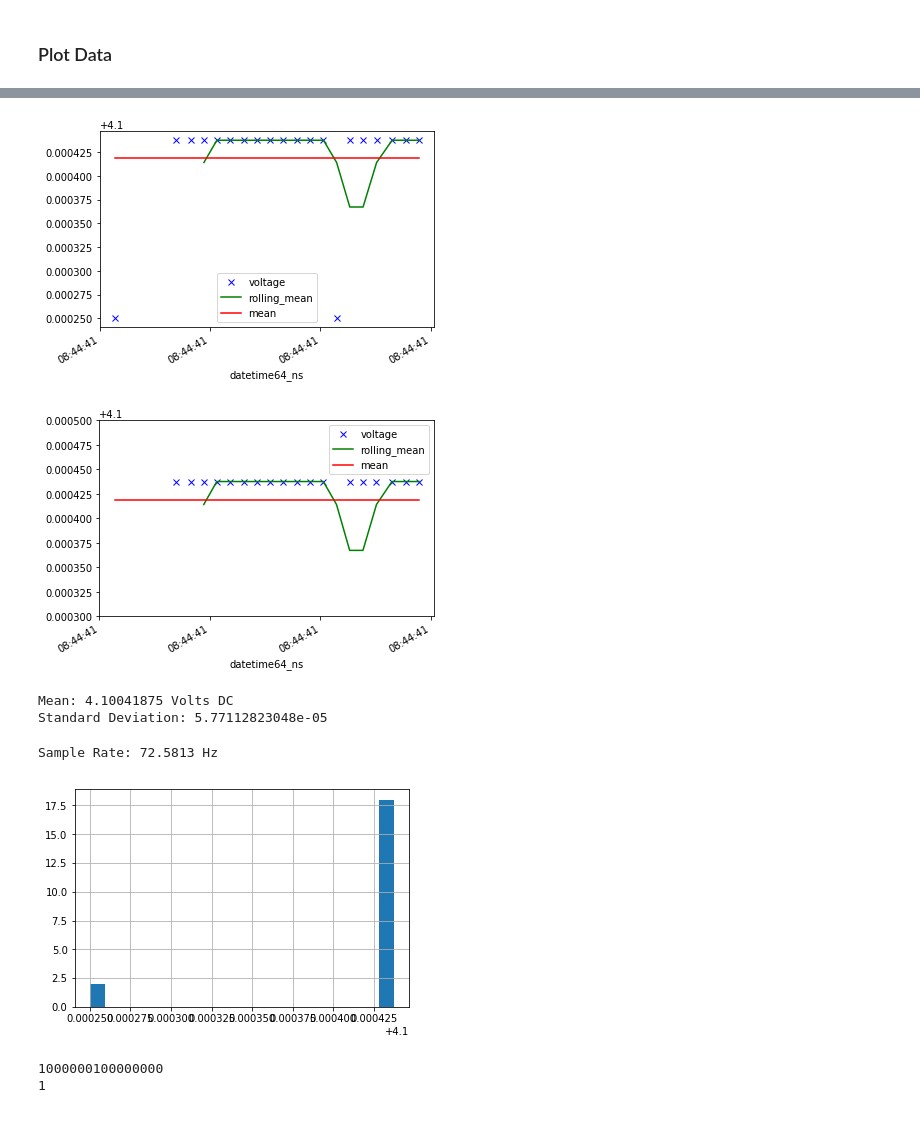
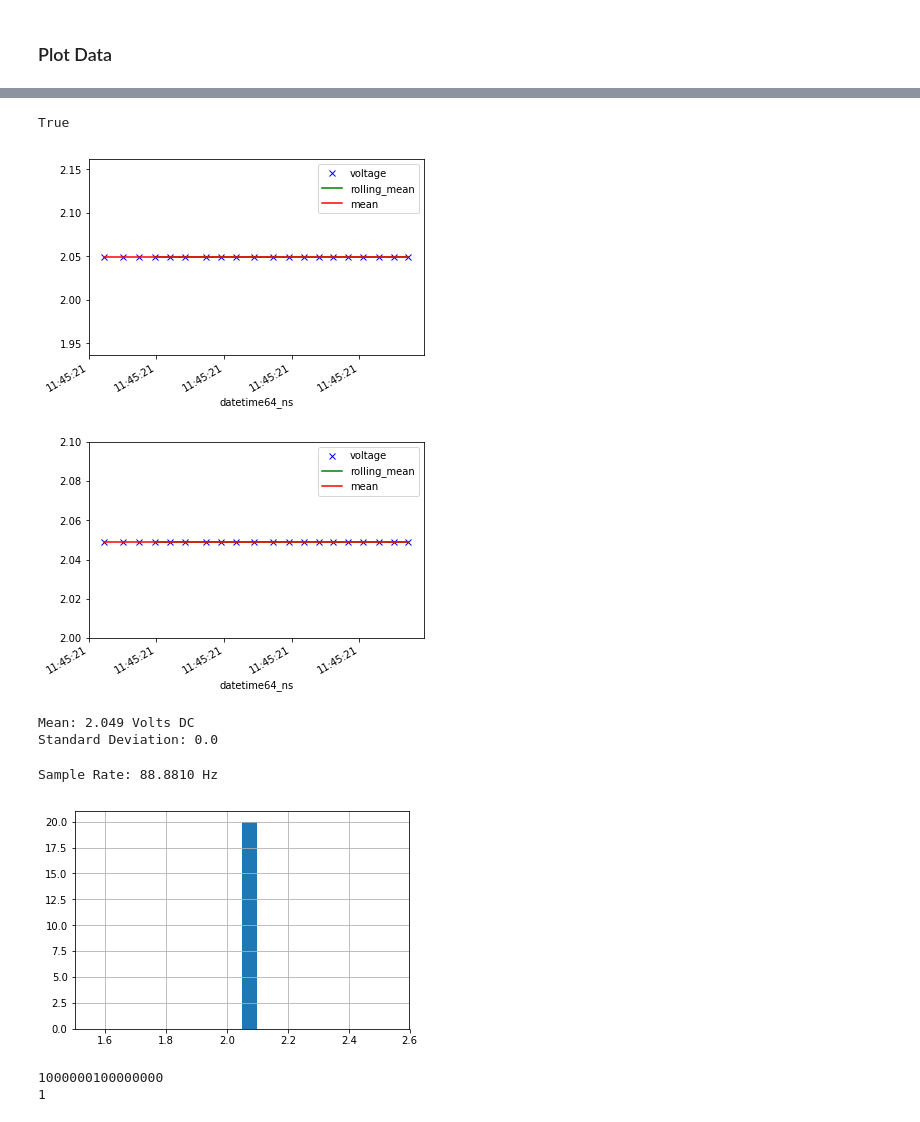
Before and after one commit to crdietrich/meerkat, a Jupyter notebook: examples/ads_example.ipynb, the cells around one changed output, grey strips where cells are left out. Saved outputs shown, nothing was run; the diff lists cells and outputs as text; code cells hidden in the pictures.

```diff
--- a/examples/ads_example.ipynb
+++ b/examples/ads_example.ipynb
@@ -82,9 +81,8 @@ LM4040 2.048 V reference source connected to A0
 # %%
 samples = 20
 # %%
-dev.data.writer.path = 'test.csv'
 for _ in range(samples):
-    dev.write(t=get_time(), sid='test_' + str(_))
+    dev.write(t=get_time(), sid='sample_' + str(_))
 # %%
 import pandas as pd
 import matplotlib.pyplot as plt
@@ -93,4 +95,4 @@ from meerkat import parser
 # %%
-m, df = parser.csv_resource('test.csv')
+m, df = parser.csv_resource(dev.writer.path)
 # %% [markdown]
 ### Plot Data
@@ -97,5 +103,9 @@ m, df = parser.csv_resource('test.csv')
+# %%
+m['time_format'] == dev.writer.timepiece.format_used
+# %% [output]
+True
 # %%
-df['datetime64_ns'] = pd.to_datetime(df.datetime)
+df['datetime64_ns'] = pd.to_datetime(df[m['time_format']])
 # %%
 df.index = df.datetime64_ns
 # %%
@@ -106,28 +116,28 @@ df['mean'] = df_mean
 # %%
 df[['voltage', 'rolling_mean', 'mean']].plot(style=[' xb', '-g', '-r']);
 # %% [output]
-[figure, old version]
+[figure, new version]
 # %%
 df[['voltage', 'rolling_mean', 'mean']].plot(style=[' xb', '-g', '-r'],
-                                             ylim=(4.1003, 4.1005));
+                                             ylim=(2.0, 2.1));
 # %% [output]
-[figure, old version]
+[figure, new version]
 # %%
 print('Mean:', df_mean, 'Volts DC')
 print('Standard Deviation:', df.voltage.std())
 # %% [output]
-Mean: 4.10041875 Volts DC
-Standard Deviation: 5.77112823048e-05
+Mean: 2.049 Volts DC
+Standard Deviation: 0.0
 # %%
 dt = df.index[-1]-df.index[0]
 dtt = dt.seconds + dt.microseconds / 10**6
 print('Sample Rate: {:.4f} Hz'.format(len(df)/dtt))
 # %% [output]
-Sample Rate: 72.5813 Hz
+Sample Rate: 88.8810 Hz
 # %%
 df.voltage.hist(bins=20);
 # %% [output]
-[figure, old version]
+[figure, new version]
 # %%
 dev.mode('continuous')
 dev.get_config()
```
Also changed, not shown: parts of 12 cells of this notebook, 2 other files.
